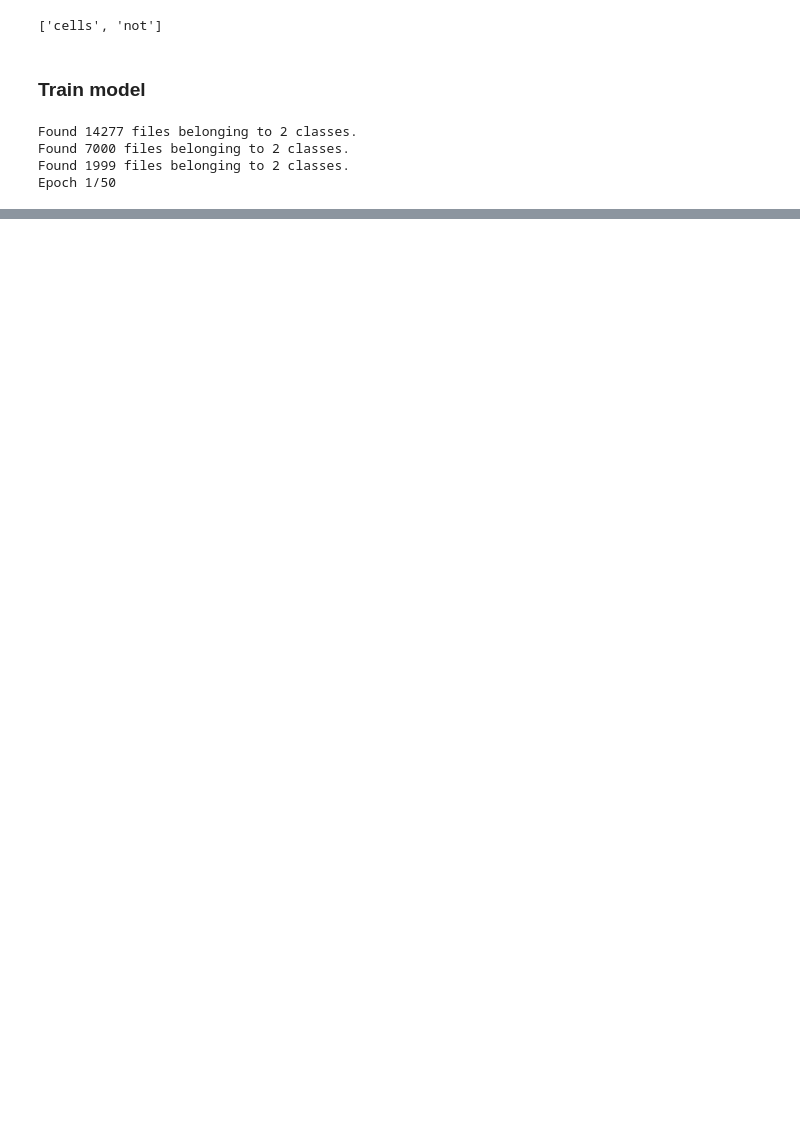
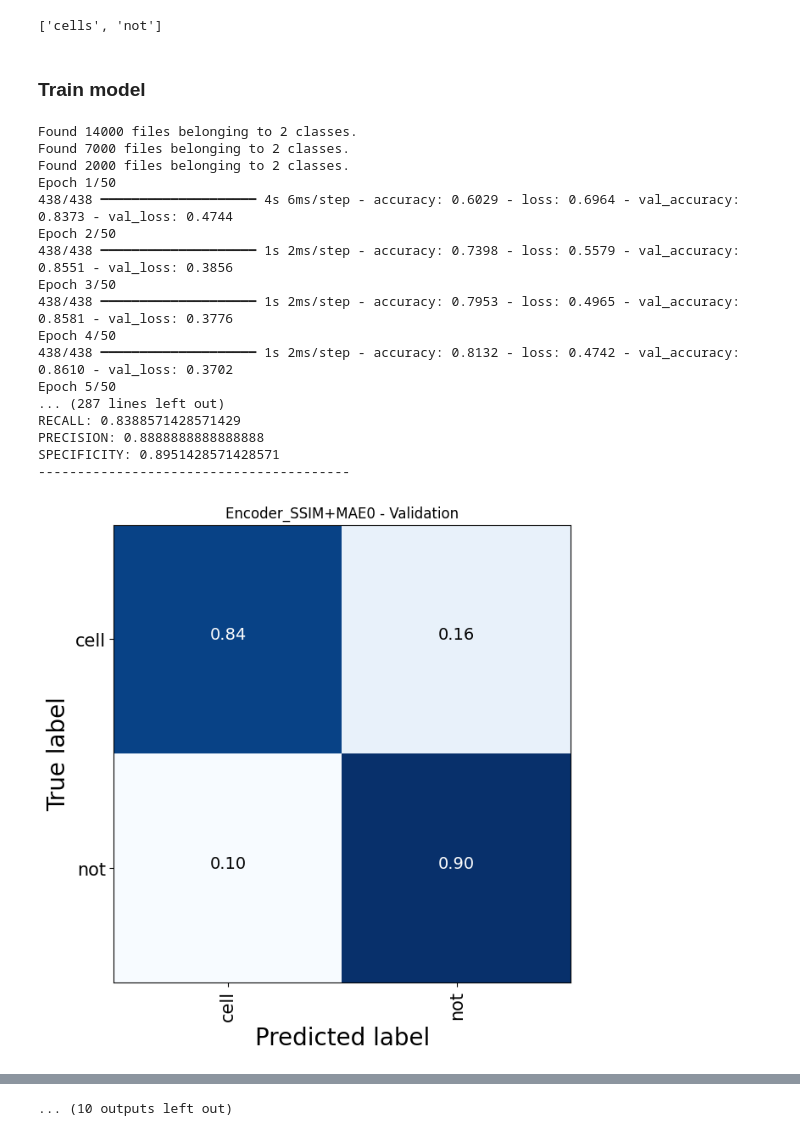
Before and after one commit to RawthiL/giar_ina_dev, a Jupyter notebook: notebooks/train/supervised.ipynb, the cells around one changed output, grey strips where cells are left out. Cells and saved outputs as stored; diff of their text form; code cells hidden in the pictures; blank space fills up the shorter version.

```diff
--- a/notebooks/train/supervised.ipynb
+++ b/notebooks/train/supervised.ipynb
@@ -29,9 +29,10 @@ from config import RESULTS_PATH, CROPPED_PATH, MODELS_PATH
 # Paths
 TRAIN_PATH = os.path.join(CROPPED_PATH, 'ina', 'labeled_images', 'VGG16_kmeans_v0', 'train')
 VALIDATION_PATH = os.path.join(CROPPED_PATH, 'ina', 'labeled_images', 'VGG16_kmeans_v0', 'validation')
-TEST_PATH = os.path.join(CROPPED_PATH, 'ina', 'labeled_images', 'VGG16_kmeans_v0', 'test')
-ENCODER_PATH = os.path.join(MODELS_PATH, 'encoder_SSIM_MAE_Bparams.keras')
-RESULT_PATH = os.path.join(RESULTS_PATH, 'resultados_encoder_SSIM+MAE.xlsx')
+TEST_PATH = os.path.join(CROPPED_PATH, 'ina', 'labeled_images', 'test')
+ENCODER_PATH = os.path.join(MODELS_PATH, 'encoder', 'encoder_SSIM_MAE_Bparams.keras')
+RESULT_PATH = os.path.join(RESULTS_PATH, 'results_encoder_SSIM+MAE.xlsx')
+MODEL_PATH = os.path.join(MODELS_PATH, 'supervised')
 
 # Configuration
 SHAPE = (128,128,1)
@@ -257,33 +257,48 @@ param_grid = {
 combinations = list(product(*param_grid.values()))
 combinations.append((0.0, 0.0))
 
 for i, params in enumerate(combinations):
 
   encoder_name="Encoder_SSIM+MAE"+str(i)
   encoder= keras.saving.load_model(ENCODER_PATH)
   model = get_model(encoder,TRAIN_ENCODER,SHAPE,params[0],params[1])
   model.compile(keras.optimizers.Adam(
     #  1e-4
       ),
       loss=keras.losses.CategoricalCrossentropy(from_logits=True),
     metrics=['accuracy']
       )
 
 
   model.fit(train_generator,
           epochs=50,
           validation_data = validation_generator,
           callbacks=[ stopping],
           )
 
-  model.save(os.path.join(MODELS_PATH, 'supervised_{encoder_name}.keras'))
+  os.makedirs(MODEL_PATH, exist_ok=True)
+  model.save(os.path.join(MODEL_PATH, f'supervised_{encoder_name}.keras'))
   print()
   print(params)
   print()
   plot_conf_matrix(model, validation_generator, f'{encoder_name} - Validation')
   plot_conf_matrix(model, test_generator, f'{encoder_name} - Test')
 # %% [output]
-Found 14277 files belonging to 2 classes.
+Found 14000 files belonging to 2 classes.
 Found 7000 files belonging to 2 classes.
-Found 1999 files belonging to 2 classes.
+Found 2000 files belonging to 2 classes.
 Epoch 1/50
+438/438 ━━━━━━━━━━━━━━━━━━━━ 4s 6ms/step - accuracy: 0.6029 - loss: 0.6964 - val_accuracy: 0.8373 - val_loss: 0.4744
+Epoch 2/50
+438/438 ━━━━━━━━━━━━━━━━━━━━ 1s 2ms/step - accuracy: 0.7398 - loss: 0.5579 - val_accuracy: 0.8551 - val_loss: 0.3856
+Epoch 3/50
+438/438 ━━━━━━━━━━━━━━━━━━━━ 1s 2ms/step - accuracy: 0.7953 - loss: 0.4965 - val_accuracy: 0.8581 - val_loss: 0.3776
+Epoch 4/50
+438/438 ━━━━━━━━━━━━━━━━━━━━ 1s 2ms/step - accuracy: 0.8132 - loss: 0.4742 - val_accuracy: 0.8610 - val_loss: 0.3702
+Epoch 5/50
+... (287 lines left out)
+RECALL: 0.8388571428571429
+PRECISION: 0.8888888888888888
+SPECIFICITY: 0.8951428571428571
+----------------------------------------
+[figure, added]
@@ -303,3 +383,4 @@ KeyboardInterrupt:
+... (10 outputs left out)
 # %%
 import pandas as pd
 
```
Also changed, not shown: parts of 3 cells of this notebook, 14 other files.
